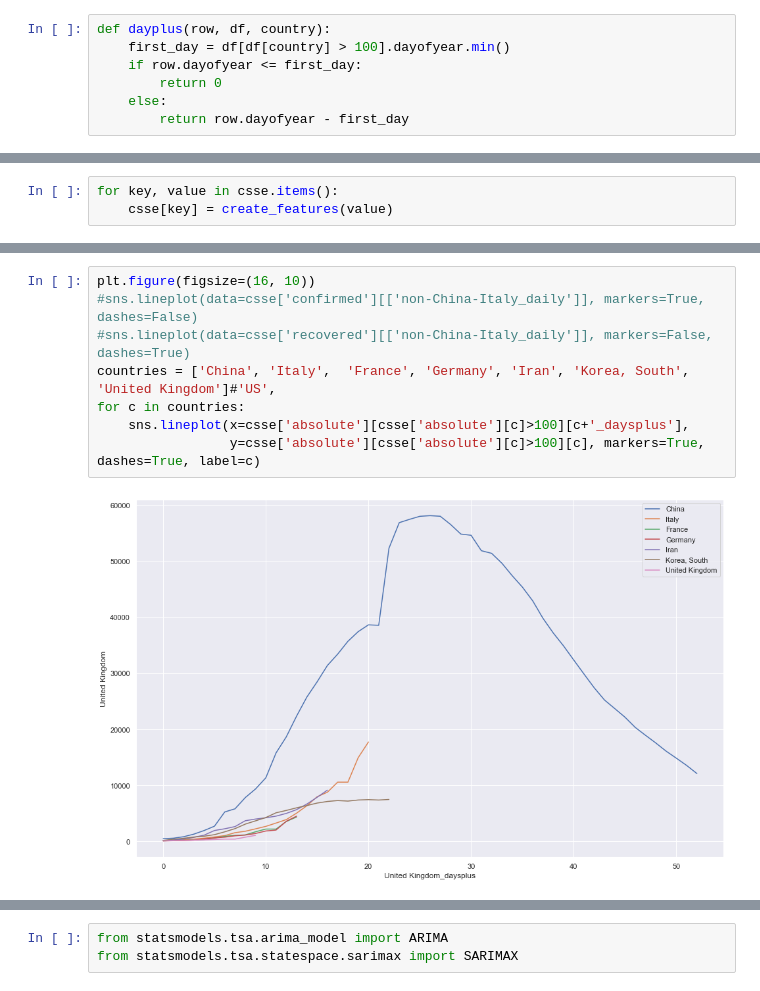
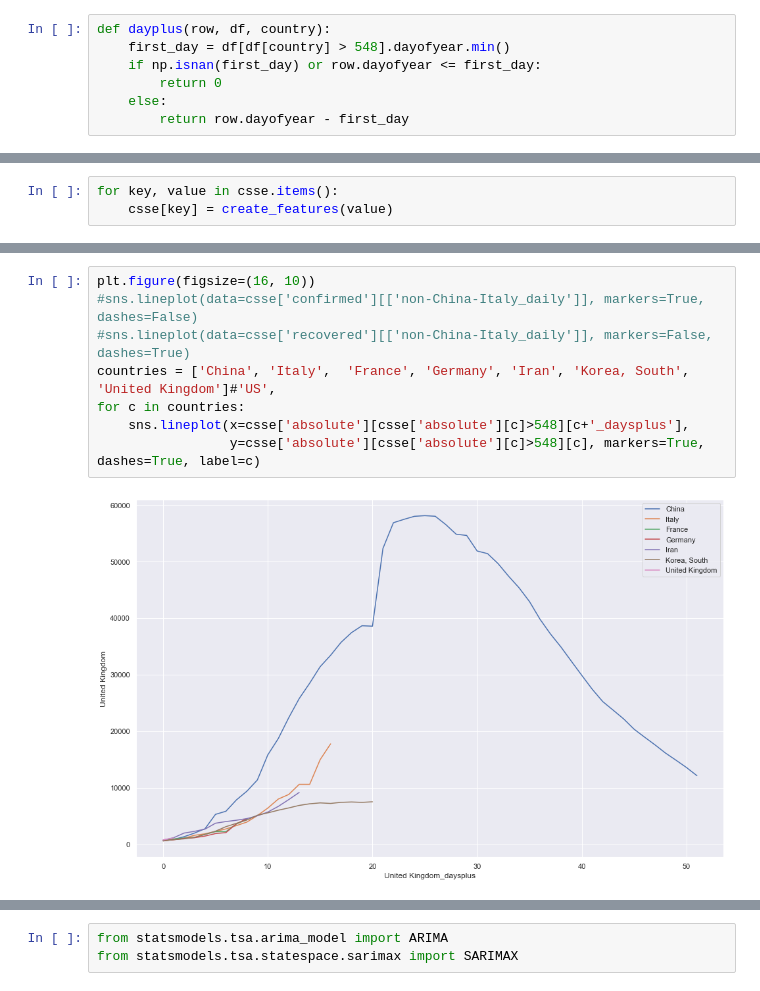
Before and after one commit to bleand/covid-19, a Jupyter notebook: Untitled.ipynb, the cells around one changed output, grey strips where cells are left out. Saved outputs shown, nothing was run; the diff lists cells and outputs as text.

```diff
--- a/Untitled.ipynb
+++ b/Untitled.ipynb
@@ -60,8 +74,8 @@ def delta(row, df, country, firstday = 0, days = 1):
         return int(row[country] - df[df.dayofyear == (row.dayofyear - days)][country])
 # %%
 def dayplus(row, df, country):
-    first_day = df[df[country] > 100].dayofyear.min()
-    if row.dayofyear <= first_day:
+    first_day = df[df[country] > 548].dayofyear.min()
+    if np.isnan(first_day) or row.dayofyear <= first_day:
         return 0
     else:
         return row.dayofyear - first_day
@@ -92,13 +110,13 @@ sns.lineplot(data=csse['absolute'][['non-China-Italy']], markers=True, dashes=Tr
 # %%
 plt.figure(figsize=(16, 10))
 #sns.lineplot(data=csse['confirmed'][['non-China-Italy_daily']], markers=True, dashes=False)
 #sns.lineplot(data=csse['recovered'][['non-China-Italy_daily']], markers=False, dashes=True)
 countries = ['China', 'Italy',  'France', 'Germany', 'Iran', 'Korea, South', 'United Kingdom']#'US',
 for c in countries:
-    sns.lineplot(x=csse['absolute'][csse['absolute'][c]>100][c+'_daysplus'],
-                 y=csse['absolute'][csse['absolute'][c]>100][c], markers=True, dashes=True, label=c)
+    sns.lineplot(x=csse['absolute'][csse['absolute'][c]>548][c+'_daysplus'],
+                 y=csse['absolute'][csse['absolute'][c]>548][c], markers=True, dashes=True, label=c)
 # %% [output]
-[figure, old version]
+[figure, new version]
 # %%
 #plt.figure(figsize=(6, 6))
 cols = [x for x in csse['confirmed'].columns if x not in ['Date', 'dayofyear'] and not x.endswith('_daily')]
```
Also changed, not shown: parts of 7 cells of this notebook.
